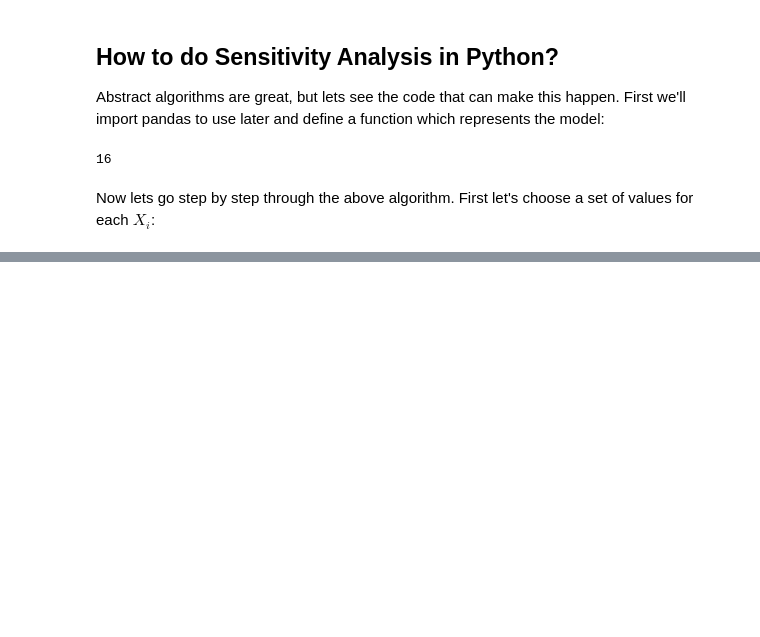
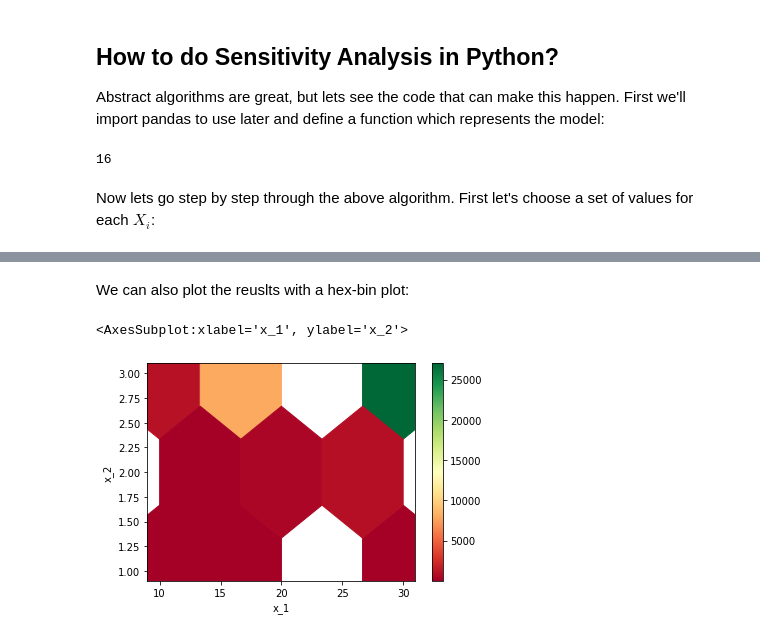
Before and after one commit to 369geofreeman/Financial_Models, a Jupyter notebook: code/Retirement_model_with_sesitivity_analysis/sensitivity_analysis.ipynb, the cells around one changed output, grey strips where cells are left out. Saved outputs shown, nothing was run; the diff lists cells and outputs as text; code cells hidden in the pictures; blank space fills up the shorter version.

```diff
--- a/code/Retirement_model_with_sesitivity_analysis/sensitivity_analysis.ipynb
+++ b/code/Retirement_model_with_sesitivity_analysis/sensitivity_analysis.ipynb
@@ -56,0 +59,4 @@ x2_values = [1, 2, 3]
+# %%
+for x1 in x1_values:
+    for x2 in x2_values:
+        print(x1, x2)
@@ -56,0 +75,5 @@ x2_values = [1, 2, 3]
+# %%
+for x1 in x1_values:
+    for x2 in x2_values:
+        y_i = my_model(x1, x2)
+        print(y_i)
@@ -56,0 +92,9 @@ x2_values = [1, 2, 3]
+# %%
+outputs = []
+
+for x1 in x1_values:
+    for x2 in x2_values:
+        y_i = my_model(x1, x2)
+        outputs.append((x1, x2, y_i))
+
+outputs
@@ -56,0 +113,3 @@ x2_values = [1, 2, 3]
+# %%
+df = pd.DataFrame(outputs, columns=["x_1", "x_2", "y"])
+df
@@ -56,0 +142,7 @@ x2_values = [1, 2, 3]
+# %% [markdown]
+We can also plot the reuslts with a hex-bin plot:
+# %%
+df.plot.hexbin(x="x_1", y="x_2", C="y", gridsize=3, cmap='RdYlGn', sharex=False)
+# %% [output]
+<AxesSubplot:xlabel='x_1', ylabel='x_2'>
+[figure, added]
```
Also changed, not shown: parts of 29 cells of this notebook.
